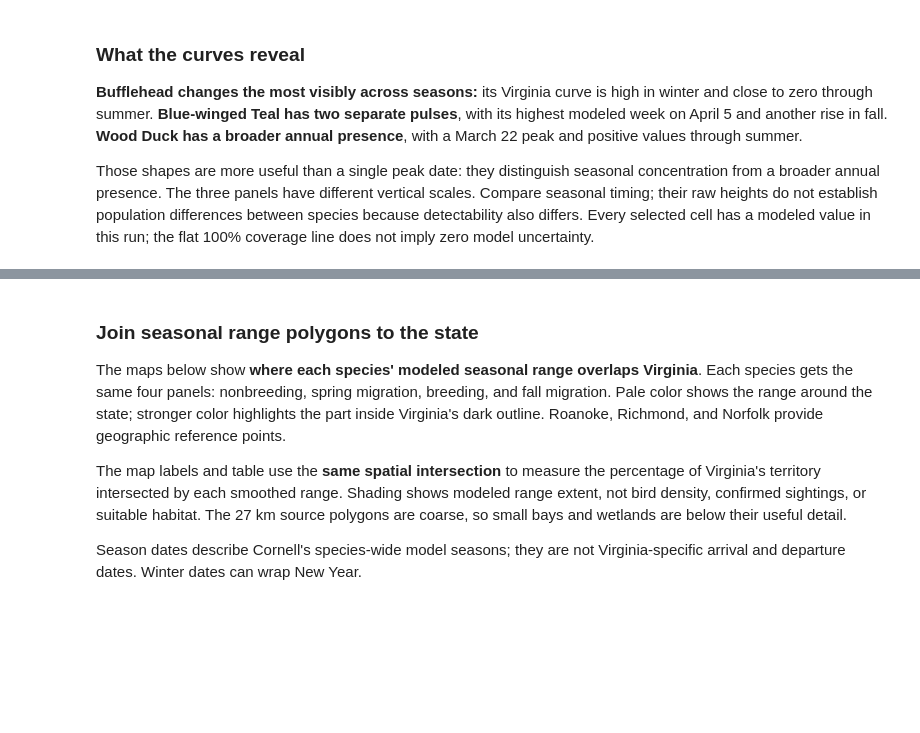
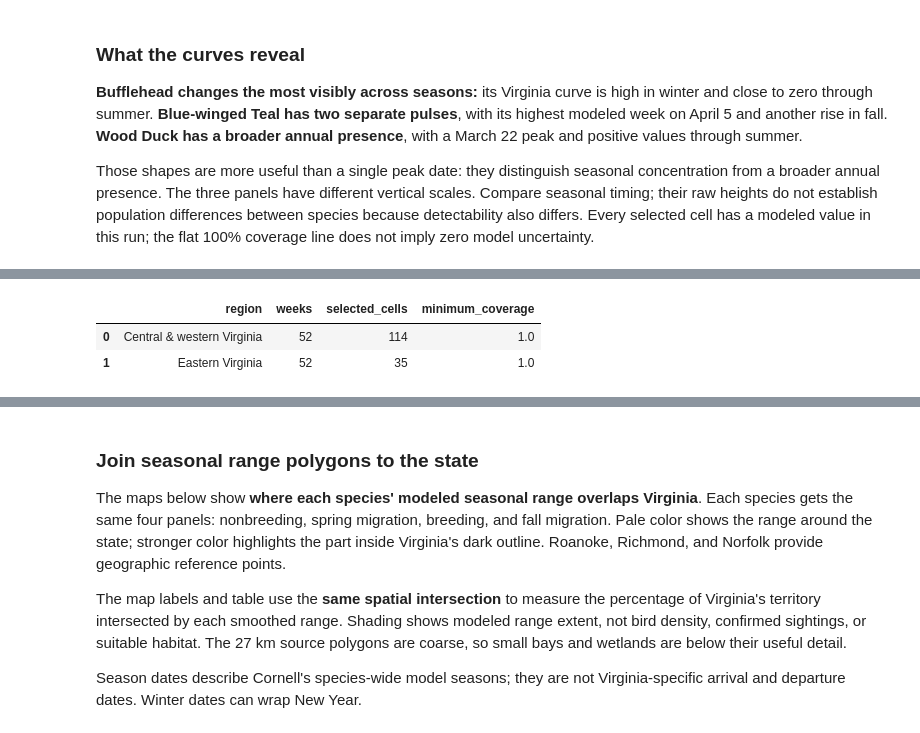
Before and after one commit to Query-farm/vgi-ducks, a Jupyter notebook: notebooks/virginia-ducks.source.ipynb, the cells around one changed output, grey strips where cells are left out. Cells and saved outputs as stored; diff of their text form; code cells hidden in the pictures; blank space fills up the shorter version.

```diff
--- a/notebooks/virginia-ducks.source.ipynb
+++ b/notebooks/virginia-ducks.source.ipynb
@@ -499,0 +550,25 @@ coverage line does not imply zero model uncertainty.
+# %%
+%%sql
+ CREATE TEMP TABLE comparison_regions AS
+ SELECT side, ST_Intersection(v.geometry, box) AS geometry
+ FROM model_region v CROSS JOIN (VALUES
+   ('Central & western Virginia', ST_MakeEnvelope(-84,36,getvariable('comparison_longitude'),40)),
+   ('Eastern Virginia', ST_MakeEnvelope(getvariable('comparison_longitude'),36,-74,40))
+ ) AS regions(side,box);
+ SET VARIABLE west_wkt = (SELECT ST_AsText(geometry) FROM comparison_regions WHERE side='Central & western Virginia');
+ SET VARIABLE east_wkt = (SELECT ST_AsText(geometry) FROM comparison_regions WHERE side='Eastern Virginia');
+
+ CREATE TEMP TABLE regional_weekly AS
+ SELECT 'Central & western Virginia' AS region, * FROM ducks.main.weekly_abundance(
+   getvariable('demo_species'), getvariable('west_wkt'), data_year:=2023, resolution:='27km')
+ UNION ALL
+ SELECT 'Eastern Virginia' AS region, * FROM ducks.main.weekly_abundance(
+   getvariable('demo_species'), getvariable('east_wkt'), data_year:=2023, resolution:='27km');
+
+ SELECT region, count(*) AS weeks, min(selected_cell_count) AS selected_cells,
+        round(min(coverage_fraction),3) AS minimum_coverage
+ FROM regional_weekly GROUP BY region ORDER BY region;
+# %% [output]
+|  | region | weeks | selected_cells | minimum_coverage |
+| 0 | Central & western Virginia | 52 | 114 | 1.0 |
+| 1 | Eastern Virginia | 52 | 35 | 1.0 |
```
Also changed, not shown: parts of 29 cells of this notebook, 11 other files.
